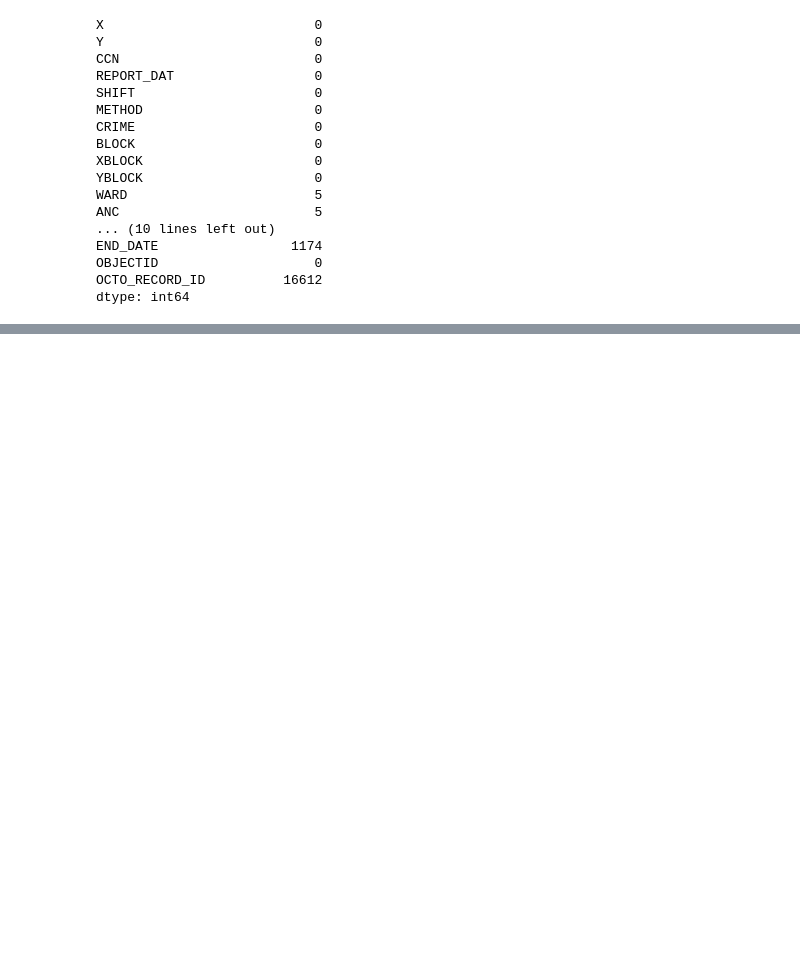
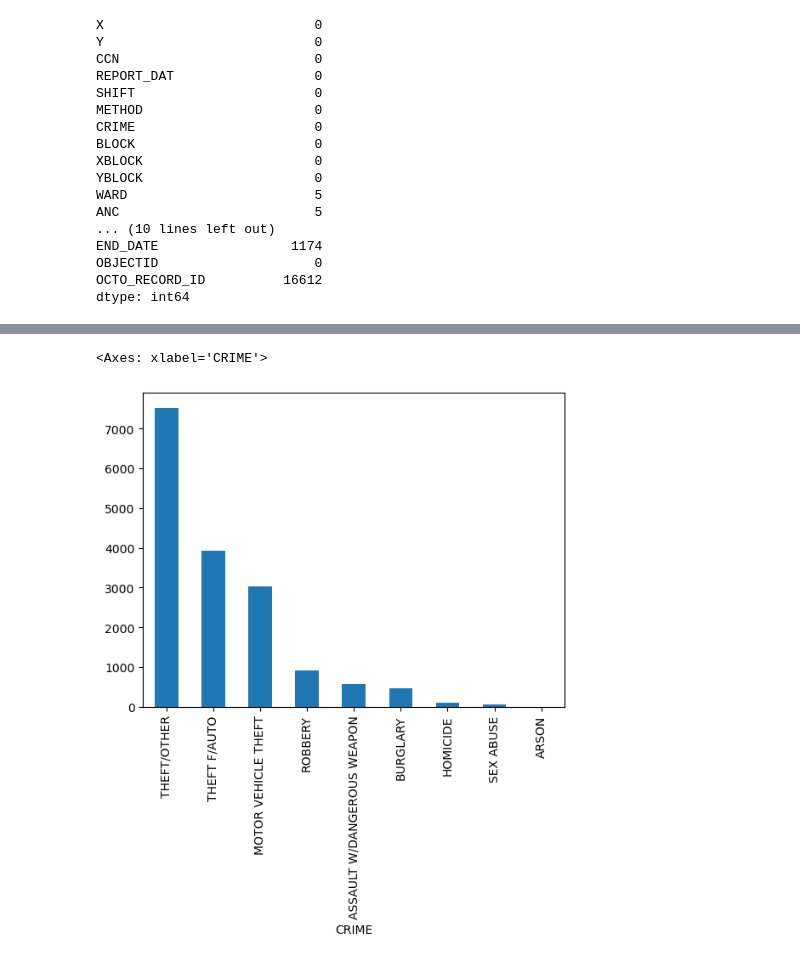
Before and after one commit to marti2rp/IA-340, a Jupyter notebook: Lab2.ipynb, the cells around one changed output, grey strips where cells are left out. Saved outputs shown, nothing was run; the diff lists cells and outputs as text; code cells hidden in the pictures; blank space fills up the shorter version.

```diff
--- a/Lab2.ipynb
+++ b/Lab2.ipynb
@@ -94,0 +180,5 @@ Index: []>
+# %%
+df['CRIME'].value_counts().plot.bar()
+# %% [output]
+<Axes: xlabel='CRIME'>
+[figure, added]
```
Also changed, not shown: parts of 16 cells of this notebook, 1 other file.
